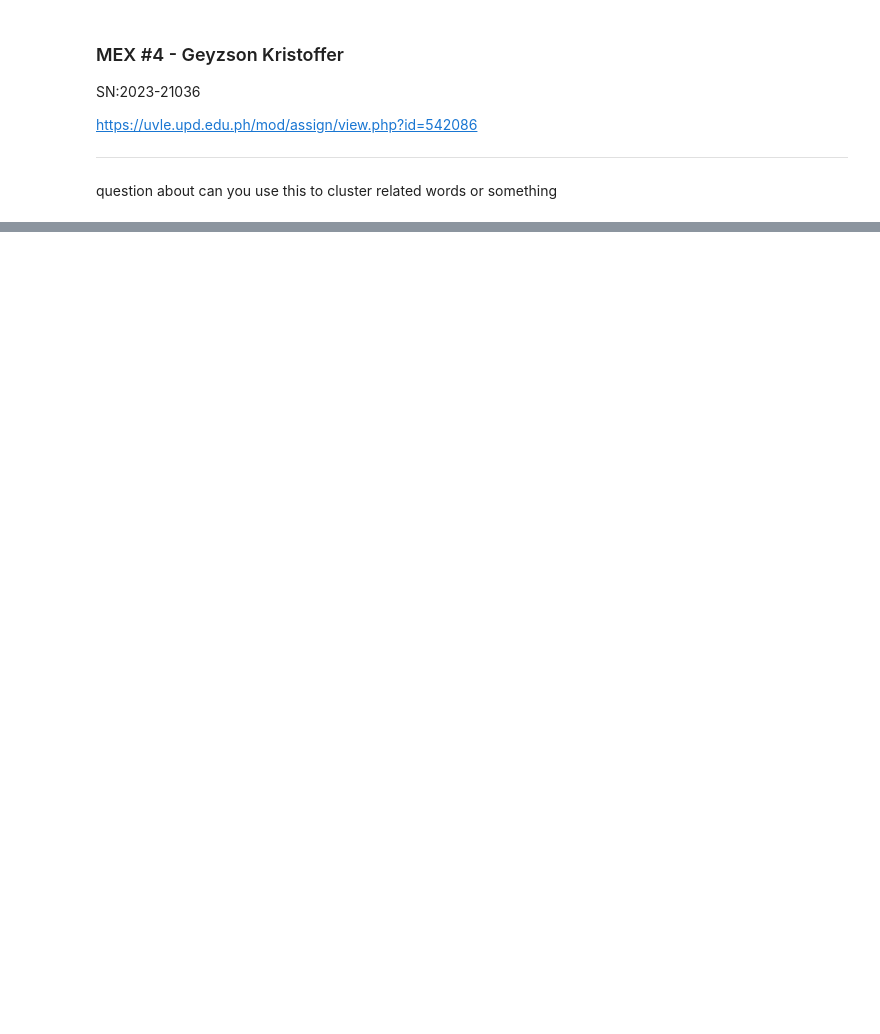
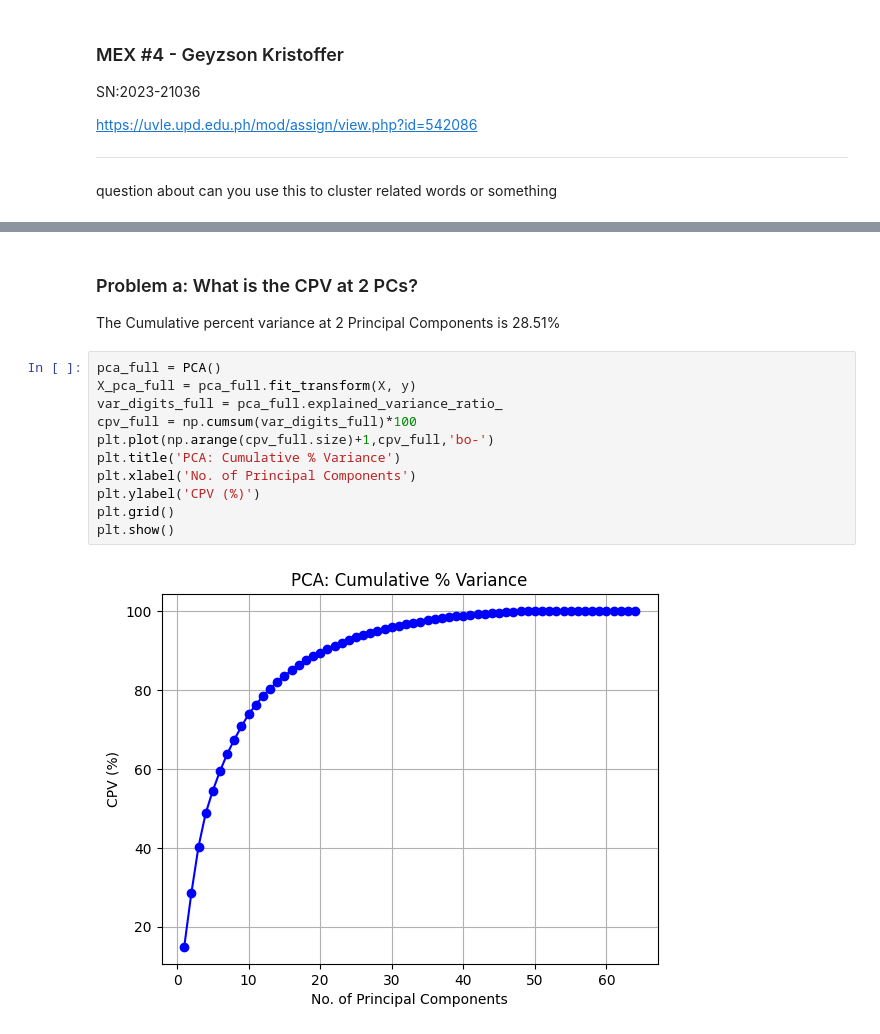
Before and after one commit to GeyzsoN/AI221, a Jupyter notebook: _gk_outputs/MEX 4/homena_mex_4.ipynb, the cells around one changed output, grey strips where cells are left out. Saved outputs shown, nothing was run; the diff lists cells and outputs as text; blank space fills up the shorter version.

```diff
--- a/_gk_outputs/MEX 4/homena_mex_4.ipynb
+++ b/_gk_outputs/MEX 4/homena_mex_4.ipynb
@@ -81,0 +41,16 @@ X, y = load_digits(return_X_y=True)
+# %% [markdown]
+### Problem a: What is the CPV at 2 PCs?
+The Cumulative percent variance at 2 Principal Components is 28.51%
+# %%
+pca_full = PCA()
+X_pca_full = pca_full.fit_transform(X, y)
+var_digits_full = pca_full.explained_variance_ratio_
+cpv_full = np.cumsum(var_digits_full)*100
+plt.plot(np.arange(cpv_full.size)+1,cpv_full,'bo-')
+plt.title('PCA: Cumulative % Variance')
+plt.xlabel('No. of Principal Components')
+plt.ylabel('CPV (%)')
+plt.grid()
+plt.show()
+# %% [output]
+[figure, added]
```
Also changed, not shown: parts of 16 cells of this notebook.
